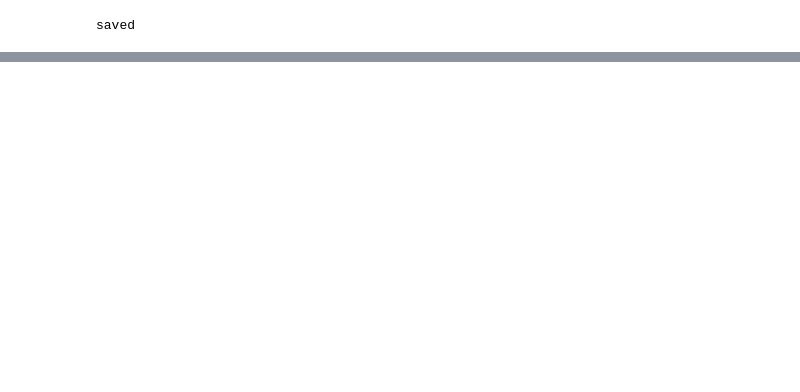
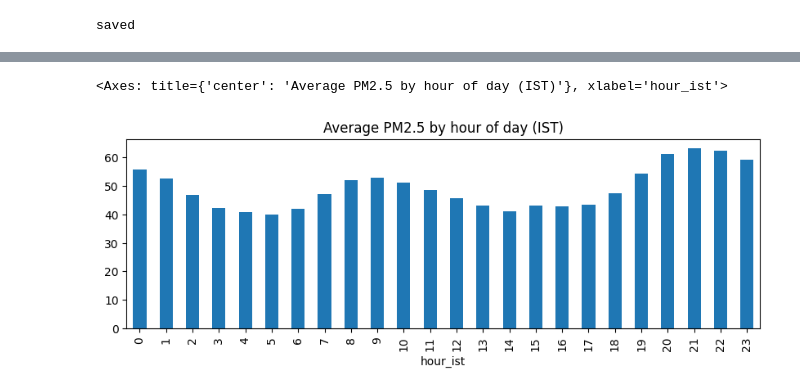
Before and after one commit to hussainmaroof98-oss/lucknow-air-quality-forecast, a Jupyter notebook: Untitled4.ipynb, the cells around one changed output, grey strips where cells are left out. Cells and saved outputs as stored; diff of their text form; code cells hidden in the pictures; blank space fills up the shorter version.

```diff
--- a/Untitled4.ipynb
+++ b/Untitled4.ipynb
@@ -386,0 +372,7 @@ saved
+# %%
+# average PM2.5 for each hour of the day (Indian time)
+df_final.groupby("hour_ist")["pm25"].mean().plot(kind="bar", figsize=(10, 3),
+    title="Average PM2.5 by hour of day (IST)")
+# %% [output]
+<Axes: title={'center': 'Average PM2.5 by hour of day (IST)'}, xlabel='hour_ist'>
+[figure, added]
```
Also changed, not shown: parts of 19 cells of this notebook.
